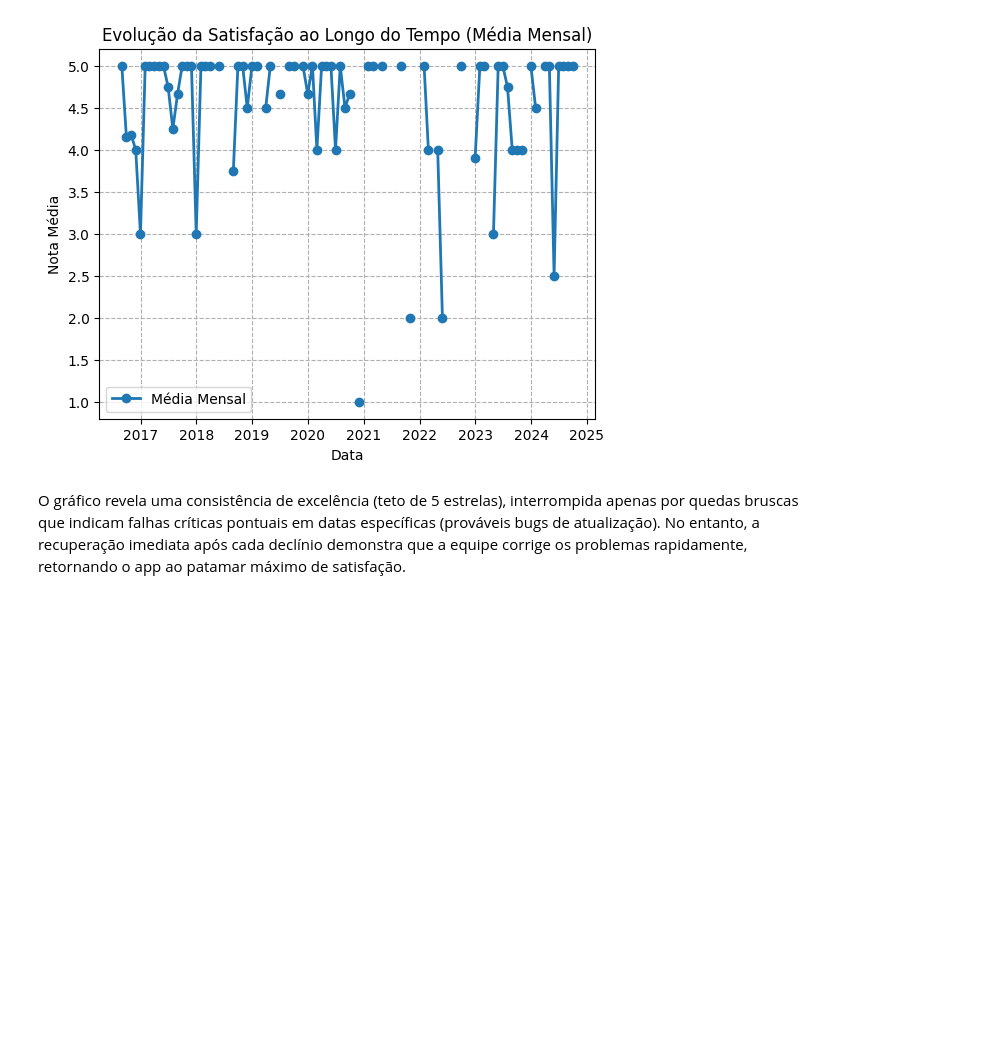
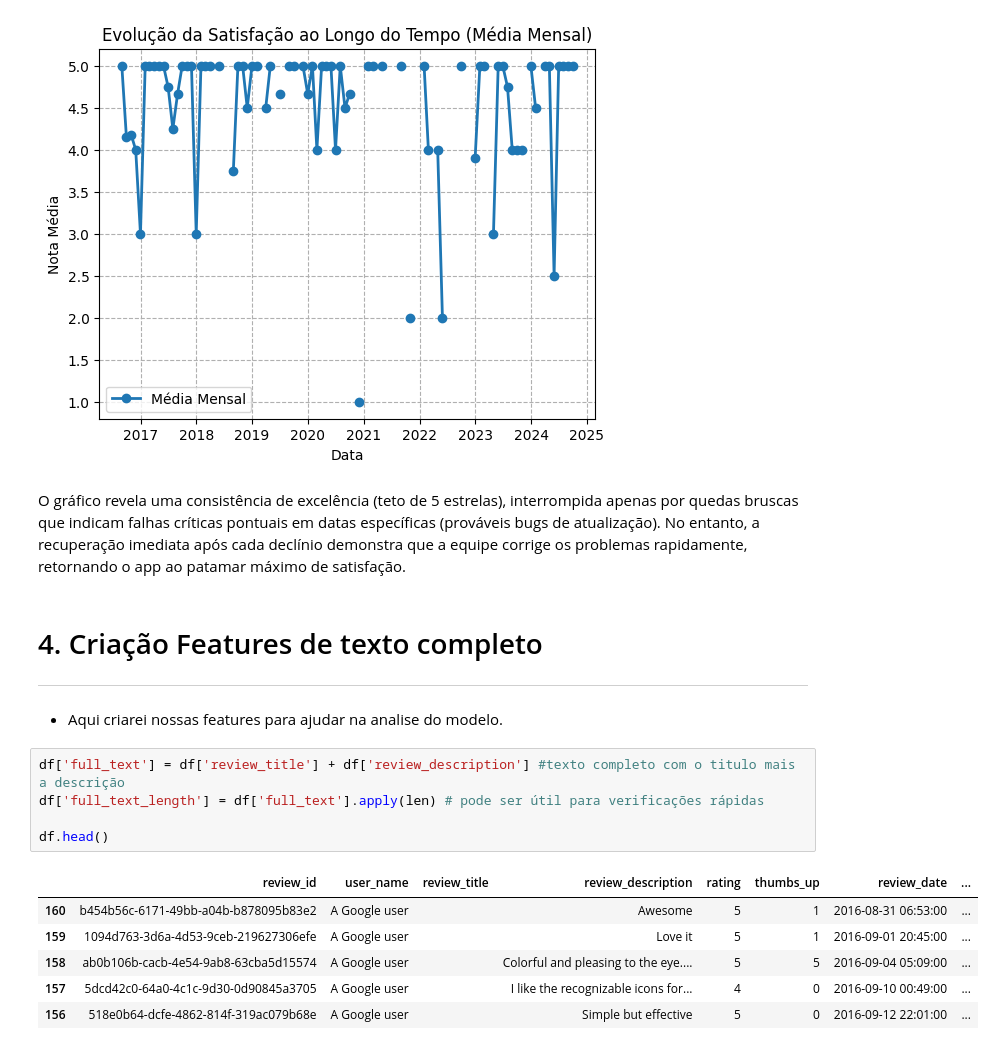
Before and after one commit to JonasSouza871/kaggle_DataScience_showcase, a Jupyter notebook: 04_google_play_reviews_transformer_analysis/notebooks/04_google_play_reviews_transformer_analysis.ipynb, the cells around one changed output. Cells and saved outputs as stored; diff of their text form; blank space fills up the shorter version.

```diff
--- a/04_google_play_reviews_transformer_analysis/notebooks/04_google_play_reviews_transformer_analysis.ipynb
+++ b/04_google_play_reviews_transformer_analysis/notebooks/04_google_play_reviews_transformer_analysis.ipynb
@@ -277,3 +278,21 @@ plt.legend()
 [figure]
 # %% [markdown]
 O gráfico revela uma consistência de excelência (teto de 5 estrelas), interrompida apenas por quedas bruscas que indicam falhas críticas pontuais em datas específicas (prováveis bugs de atualização). No entanto, a recuperação imediata após cada declínio demonstra que a equipe corrige os problemas rapidamente, retornando o app ao patamar máximo de satisfação.
+# %% [markdown]
+# 4. Criação Features de texto completo
+
+--------
+# %% [markdown]
+- Aqui criarei nossas features para ajudar na analise do modelo.
+# %%
+df['full_text'] = df['review_title'] + df['review_description'] #texto completo com o titulo mais a descrição
+df['full_text_length'] = df['full_text'].apply(len) # pode ser útil para verificações rápidas
+
+df.head()
+# %% [output]
+|  | review_id | user_name | review_title | review_description | rating | thumbs_up | review_date | ... |
+| 160 | b454b56c-6171-49bb-a04b-b878095b83e2 | A Google user |  | Awesome | 5 | 1 | 2016-08-31 06:53:00 | ... |
+| 159 | 1094d763-3d6a-4d53-9ceb-219627306efe | A Google user |  | Love it | 5 | 1 | 2016-09-01 20:45:00 | ... |
+| 158 | ab0b106b-cacb-4e54-9ab8-63cba5d15574 | A Google user |  | Colorful and pleasing to the eye.... | 5 | 5 | 2016-09-04 05:09:00 | ... |
+| 157 | 5dcd42c0-64a0-4c1c-9d30-0d90845a3705 | A Google user |  | I like the recognizable icons for... | 4 | 0 | 2016-09-10 00:49:00 | ... |
+| 156 | 518e0b64-dcfe-4862-814f-319ac079b68e | A Google user |  | Simple but effective | 5 | 0 | 2016-09-12 22:01:00 | ... |
```
Also changed, not shown: parts of 20 cells of this notebook, 2 other files.
